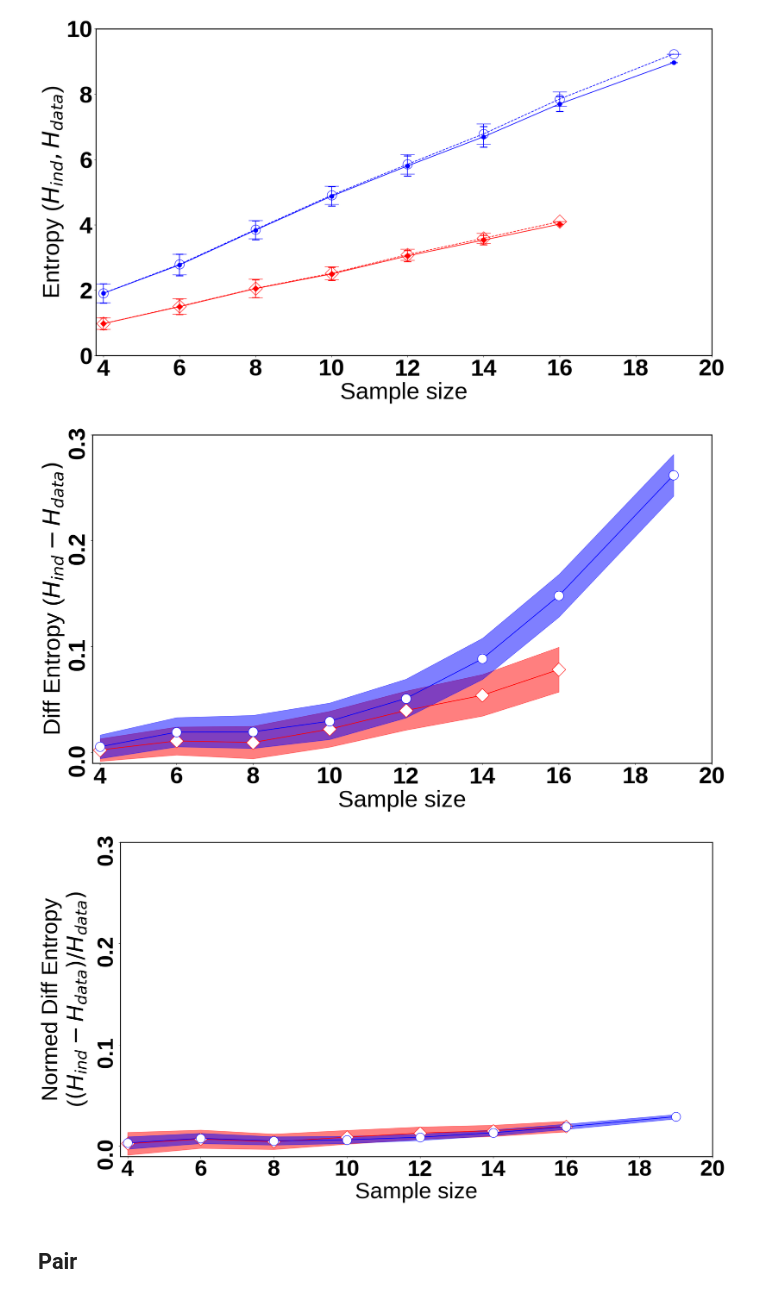
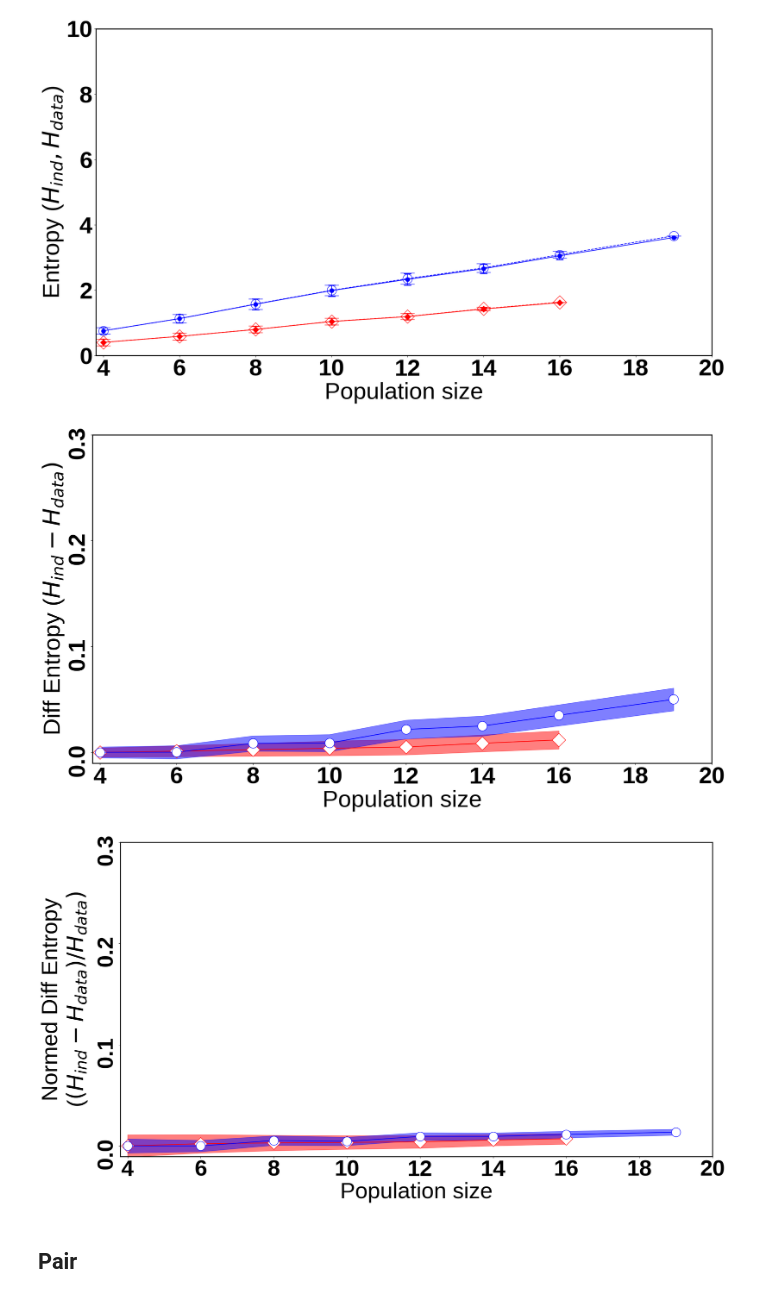
Before and after one commit to amisapta15/ResolutionRelevance, a Jupyter notebook: src/Fig_test_model_data.ipynb, the cells around one changed output. Saved outputs shown, nothing was run; the diff lists cells and outputs as text; code cells hidden in the pictures.

Commit message:
updated data model figures with minor modifications

```diff
--- a/src/Fig_test_model_data.ipynb
+++ b/src/Fig_test_model_data.ipynb
@@ -5,8 +5,8 @@ import pandas as pd
 import re
 import glob
 # %%
-path='../data_model/40'
-case='40'
+path='../data_model/10'
+case='10'
 # %%
 # from scipy import interpolate
 import matplotlib as mpl
@@ -147,7 +147,7 @@ ax.set_ylim(0,10)
 ax.set_xlim(3.8,20)
 # ax.tick_params(axis='y',labelcolor=clr)
 # ax.yaxis.label.set_color(clr)
-ax.set_xlabel("Sample size", fontsize=fontssize)
+ax.set_xlabel("Population size", fontsize=fontssize)
 ax.set_ylabel(r"Entropy ($H_{ind},H_{data}$)",fontsize=fontssize)
 
 
@@ -179,7 +179,7 @@ ax.set_ylabel(r"Entropy ($H_{ind},H_{data}$)",fontsize=fontssize)
 fig.savefig(figname,bbox_inches='tight',dpi=300)
 plt.show()
 # %% [output]
-[figure, old version]
+[figure, new version]
 # %%
 fig, ax = plt.subplots()
 figname='../figures/IND-DATA-diff_entopy_'+str(case)+'ms.pdf'
@@ -211,38 +211,38 @@ ax.set_xlim(3.8,20)
 ax.tick_params(axis='y',rotation=90,)
                #labelcolor=clr)
 # ax.yaxis.label.set_color(clr)
-ax.set_xlabel("Sample size", fontsize=fontssize)
+ax.set_xlabel("Population size", fontsize=fontssize)
 ax.set_ylabel("Diff Entropy"+r" ($H_{ind} - H_{data})$",fontsize=fontssize, labelpad=30, ha='center', va='center')  # Adjusted Y-axis label
 
 for tick in ax.get_xticklabels():
     tick.set_fontproperties(ticks_font)
 for tick in ax.get_yticklabels():
     tick.set_fontproperties(ticks_font)
 
 # ax_twin = ax.twinx()
 # clr='b'
 # ax_twin.plot(df.query('loc=="SUB"')['sample_nums'],df.query('loc=="SUB"')['mean'],
 #                 label='SUB',marker='o',mfc='white',mec='b',ms=mss-30,c=clr)
 # ax_twin.fill_between(df.query('loc=="SUB"')['sample_nums'], df.query('loc=="SUB"')['upL'], df.query('loc=="SUB"')['dwL'], alpha=0.5,color=clr)
 
 # ax_twin.tick_params(axis='y',labelcolor=clr)
 # ax_twin.set_ylim(-0.01,0.062)
 # ax_twin.yaxis.label.set_color(clr)
 # ax_twin.set_ylabel("Diff Entropy SUB\n"+ r"($H^{SUB}_{ind} - H^{SUB}_{data})$",fontsize=fontssize,labelpad=70, ha='center', va='center')  # Adjusted Y-axis label
 
 # for tick in ax_twin.get_yticklabels():
 #     tick.set_fontproperties(ticks_font)
 
 
 
 # # Add legend to the scatter plot outside, on the top, with horizontal layout and single column
 # ax.legend(loc='upper center', bbox_to_anchor=(0.31, 1.12), ncol=4,fontsize=22)
 # ax_twin.legend(loc='upper center', bbox_to_anchor=(0.71, 1.12), ncol=4,fontsize=22)
 
 fig.savefig(figname,bbox_inches='tight',dpi=300)
 plt.show()
 # %% [output]
-[figure, old version]
+[figure, new version]
 # %%
 fig, ax = plt.subplots()
 figname='../figures/IND-DATA-diffnorm_entopy_'+str(case)+'ms.pdf'
@@ -279,7 +279,7 @@ ax.set_xlim(3.8,20)
 ax.tick_params(axis='y',rotation=90,)
                #labelcolor=clr)
 # ax.yaxis.label.set_color(clr)
-ax.set_xlabel("Sample size", fontsize=fontssize)
+ax.set_xlabel("Population size", fontsize=fontssize)
 ax.set_ylabel("Normed Diff Entropy\n"+ r"($(H_{ind} - H_{data})/H_{data})$",fontsize=fontssize,labelpad=70, ha='center', va='center')  # Adjusted Y-axis label
 
 
@@ -306,7 +306,7 @@ ax.set_ylabel("Normed Diff Entropy\n"+ r"($(H_{ind} - H_{data})/H_{data})$",font
 fig.savefig(figname,bbox_inches='tight',dpi=300)
 plt.show()
 # %% [output]
-[figure, old version]
+[figure, new version]
 # %% [markdown]
 ## Pair
 # %%
```
Also changed, not shown: parts of 3 cells of this notebook, 18 other files.
